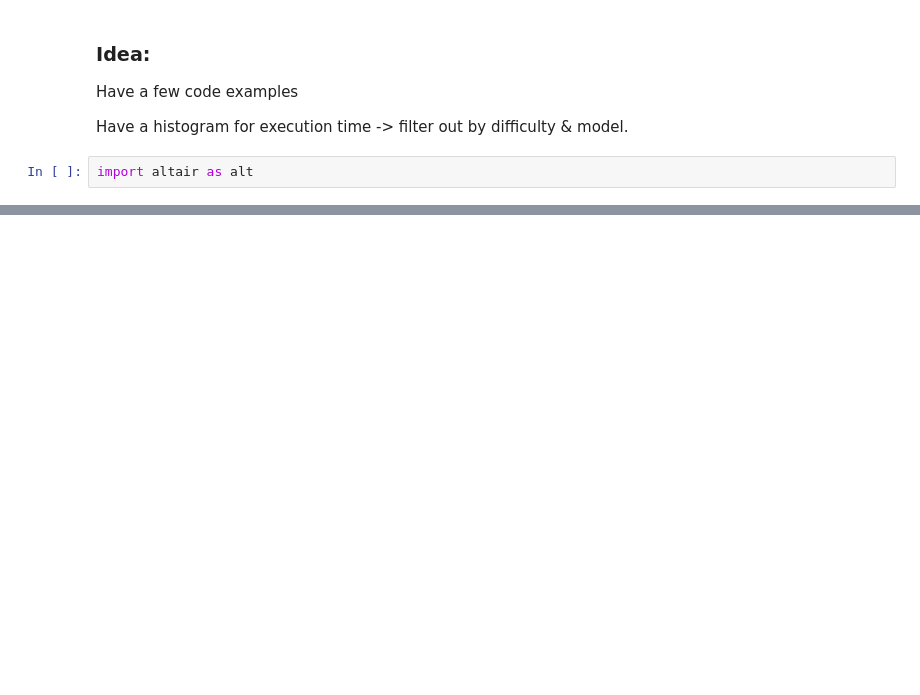
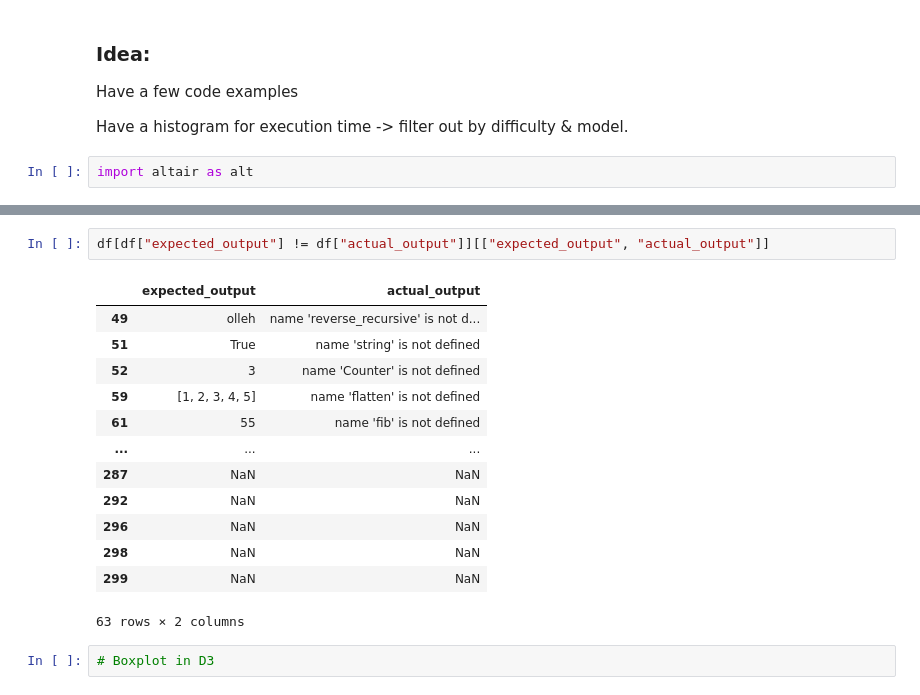
Before and after one commit to sashadivall/ds4200project, a Jupyter notebook: viz/visualization.ipynb, the cells around one changed output, grey strips where cells are left out. Saved outputs shown, nothing was run; the diff lists cells and outputs as text; blank space fills up the shorter version.

```diff
--- a/viz/visualization.ipynb
+++ b/viz/visualization.ipynb
@@ -105,0 +85,18 @@ copilot.head()
+# %%
+df[df["expected_output"] != df["actual_output"]][["expected_output", "actual_output"]]
+# %% [output]
+|  | expected_output | actual_output |
+| 49 | olleh | name 'reverse_recursive' is not d... |
+| 51 | True | name 'string' is not defined |
+| 52 | 3 | name 'Counter' is not defined |
+| 59 | [1, 2, 3, 4, 5] | name 'flatten' is not defined |
+| 61 | 55 | name 'fib' is not defined |
+| ... | ... | ... |
+| 287 | NaN | NaN |
+| 292 | NaN | NaN |
+| 296 | NaN | NaN |
+| 298 | NaN | NaN |
+| 299 | NaN | NaN |
+63 rows × 2 columns
+# %%
+# Boxplot in D3
```
Also changed, not shown: parts of 12 cells of this notebook.
